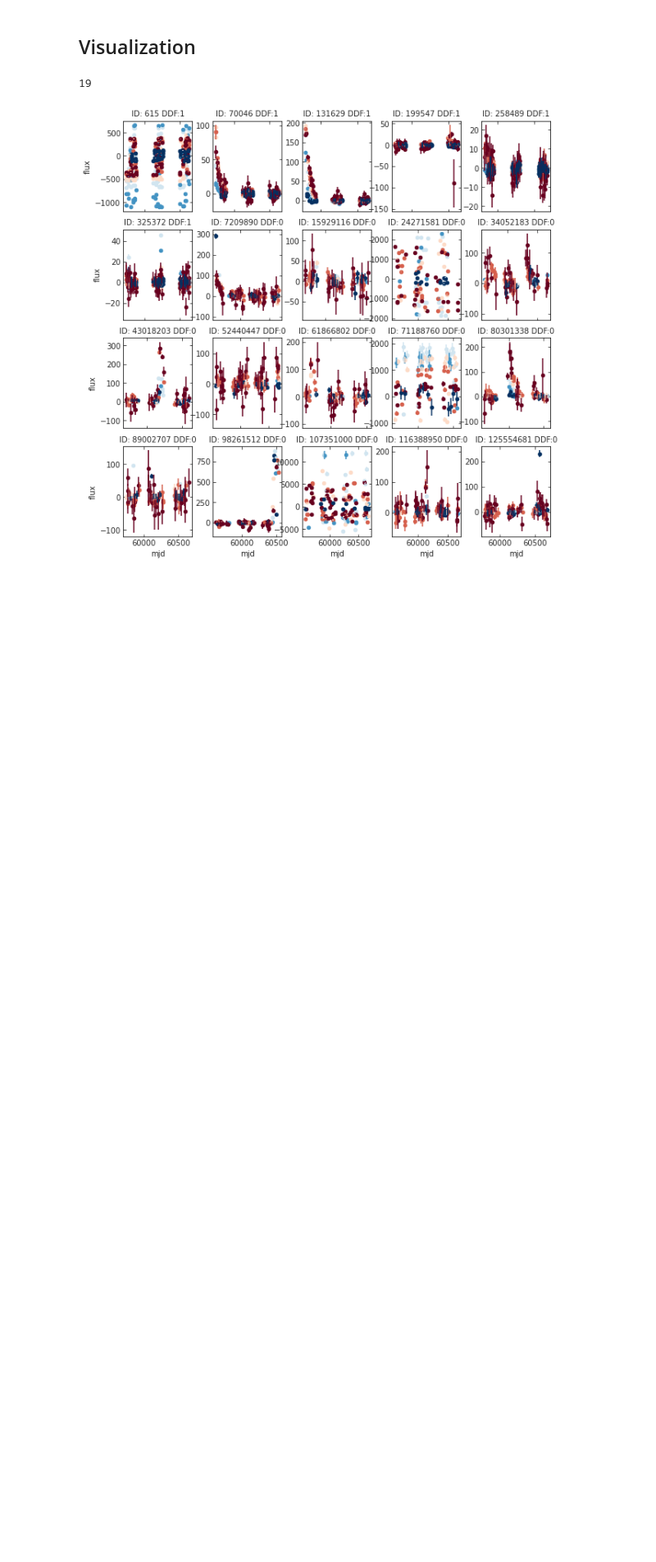
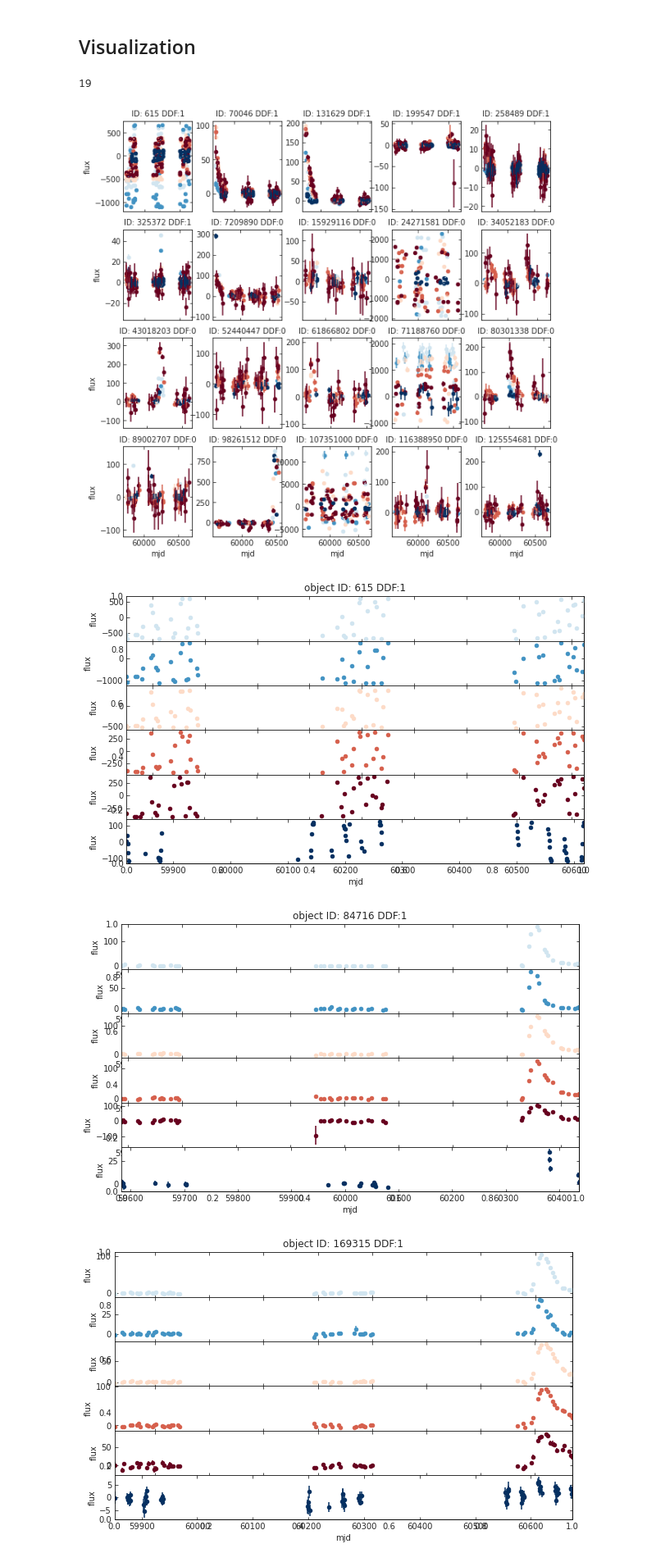
Before and after one commit to fedhere/LSSTsound, a Jupyter notebook: rubin_rhapsodies.ipynb, the cells around one changed output. Shown: that part at 82% size. Drawn from its saved outputs; the diff is of its cells as text; code cells hidden in the pictures; blank space fills up the shorter version.

```diff
--- a/rubin_rhapsodies.ipynb
+++ b/rubin_rhapsodies.ipynb
@@ -124,3 +124,23 @@ for i,obj in enumerate(objects[::skip]):
      ax.set_ylabel("")
 # %% [output]
 [figure]
+# %%
+#Plotting every 500th object
+for obj in objects[::500]:
+    fig = plt.figure()
+    plt.title("object ID: %d DDF:%d"%(obj,
+            metadata[metadata.object_id == obj].ddf_bool))
+    ax = fig.subplots(6,1)
+    fig.subplots_adjust(hspace=0)
+
+    for i,band in enumerate(bands):
+      select = (lcvs.object_id == obj) & (lcvs.passband == band)
+      lcvs[select].plot(x="mjd",  y="flux", yerr="flux_err",
+                        ax=ax[i], kind="scatter",
+                        color=plt.cm.RdBu_r(norm_band(band)))
+
+      ax[i].set_xlim(lcvs[select].mjd.min(), lcvs[select].mjd.max())
+# %% [output]
+[figure, added]
+[figure, added]
+[figure, added]
```
Also changed, not shown: parts of 3 cells of this notebook.
